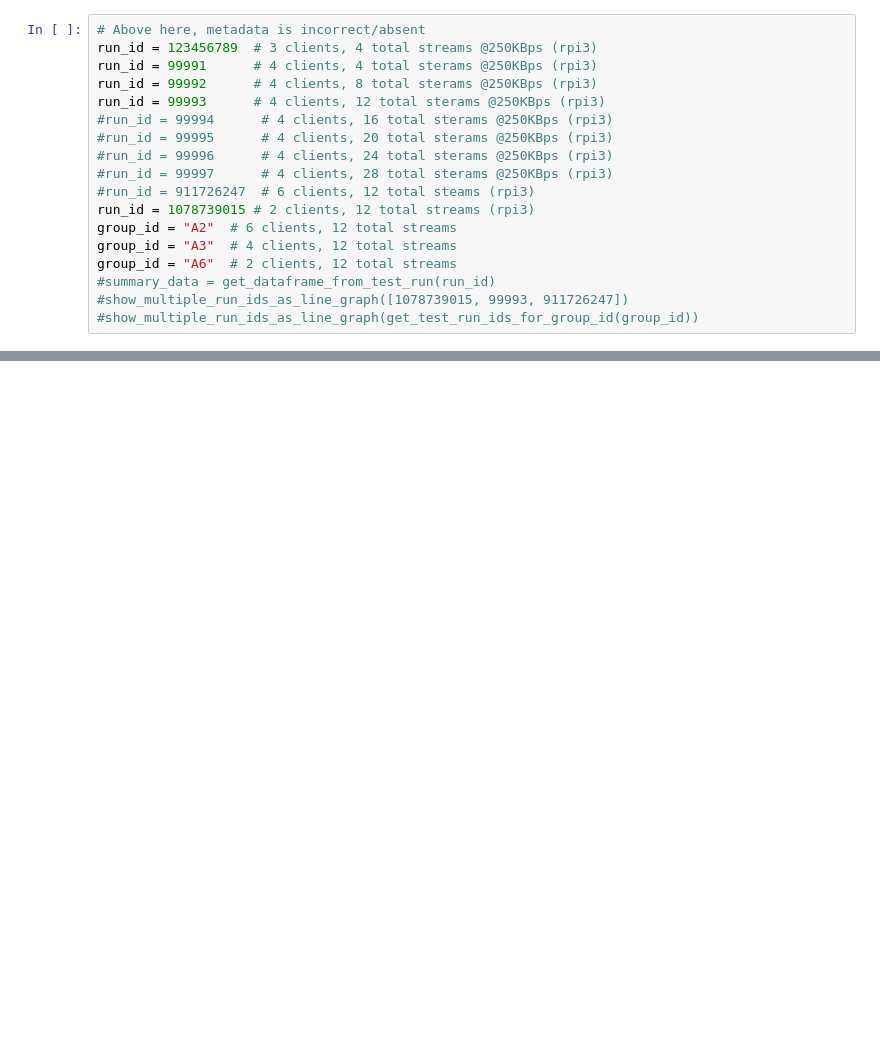
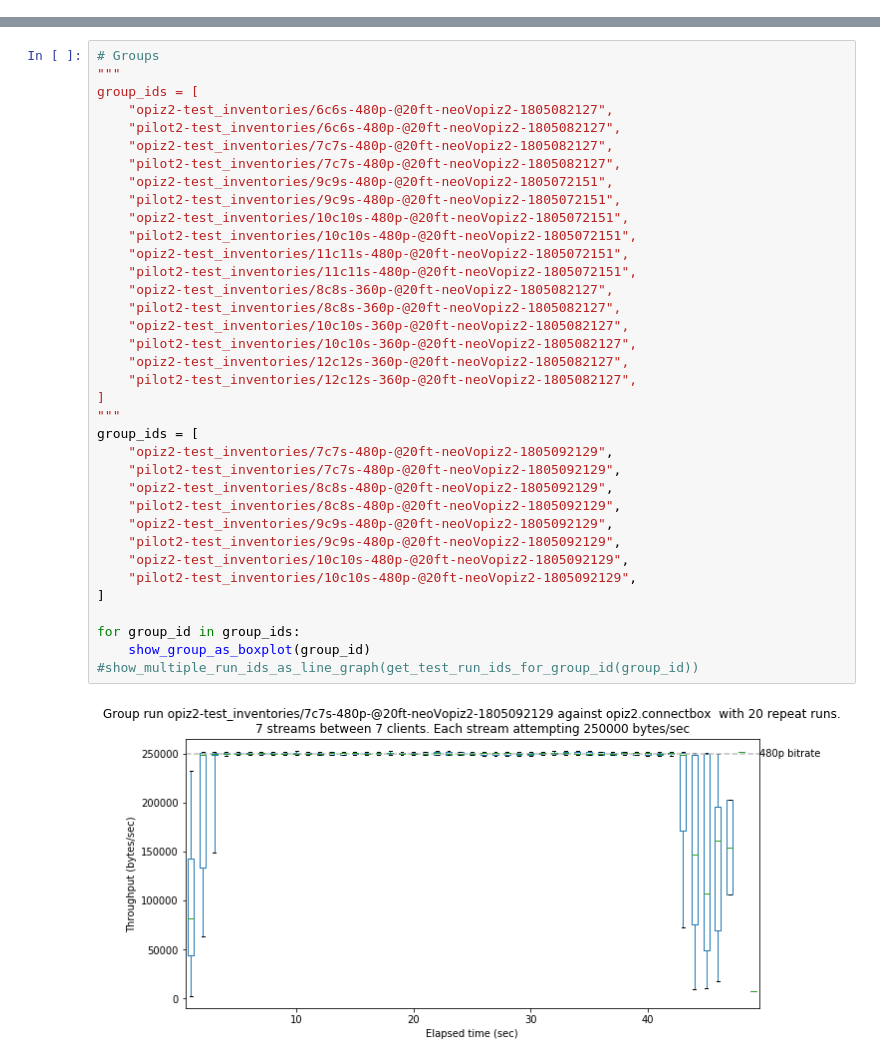
Before and after one commit to ConnectBox/wifi-test-framework, a Jupyter notebook: analysis/network-benchmarks.ipynb, the cells around one changed output, grey strips where cells are left out. Cells and saved outputs as stored; diff of their text form; blank space fills up the shorter version.

```diff
--- a/analysis/network-benchmarks.ipynb
+++ b/analysis/network-benchmarks.ipynb
@@ -181,18 +214,0 @@ def show_group_as_boxplot(test_group_id):
-# %%
-# Above here, metadata is incorrect/absent
-run_id = 123456789  # 3 clients, 4 total streams @250KBps (rpi3)
-run_id = 99991      # 4 clients, 4 total sterams @250KBps (rpi3)
-run_id = 99992      # 4 clients, 8 total sterams @250KBps (rpi3)
-run_id = 99993      # 4 clients, 12 total sterams @250KBps (rpi3)
-#run_id = 99994      # 4 clients, 16 total sterams @250KBps (rpi3)
-#run_id = 99995      # 4 clients, 20 total sterams @250KBps (rpi3)
-#run_id = 99996      # 4 clients, 24 total sterams @250KBps (rpi3)
-#run_id = 99997      # 4 clients, 28 total sterams @250KBps (rpi3)
-#run_id = 911726247  # 6 clients, 12 total steams (rpi3)
-run_id = 1078739015 # 2 clients, 12 total streams (rpi3)
-group_id = "A2"  # 6 clients, 12 total streams
-group_id = "A3"  # 4 clients, 12 total streams
-group_id = "A6"  # 2 clients, 12 total streams
-#summary_data = get_dataframe_from_test_run(run_id)
-#show_multiple_run_ids_as_line_graph([1078739015, 99993, 911726247])
-#show_multiple_run_ids_as_line_graph(get_test_run_ids_for_group_id(group_id))
@@ -202,0 +222,38 @@ show_group_as_boxplot(group_id)
+# %%
+# Groups
+"""
+group_ids = [
+    "opiz2-test_inventories/6c6s-480p-@20ft-neoVopiz2-1805082127",
+    "pilot2-test_inventories/6c6s-480p-@20ft-neoVopiz2-1805082127",
+    "opiz2-test_inventories/7c7s-480p-@20ft-neoVopiz2-1805082127",
+    "pilot2-test_inventories/7c7s-480p-@20ft-neoVopiz2-1805082127",
+    "opiz2-test_inventories/9c9s-480p-@20ft-neoVopiz2-1805072151",
+    "pilot2-test_inventories/9c9s-480p-@20ft-neoVopiz2-1805072151",
+    "opiz2-test_inventories/10c10s-480p-@20ft-neoVopiz2-1805072151",
+    "pilot2-test_inventories/10c10s-480p-@20ft-neoVopiz2-1805072151",
+    "opiz2-test_inventories/11c11s-480p-@20ft-neoVopiz2-1805072151",
+    "pilot2-test_inventories/11c11s-480p-@20ft-neoVopiz2-1805072151",
+    "opiz2-test_inventories/8c8s-360p-@20ft-neoVopiz2-1805082127",
+    "pilot2-test_inventories/8c8s-360p-@20ft-neoVopiz2-1805082127",
+    "opiz2-test_inventories/10c10s-360p-@20ft-neoVopiz2-1805082127",
+    "pilot2-test_inventories/10c10s-360p-@20ft-neoVopiz2-1805082127",
+    "opiz2-test_inventories/12c12s-360p-@20ft-neoVopiz2-1805082127",
+    "pilot2-test_inventories/12c12s-360p-@20ft-neoVopiz2-1805082127",
+]
+"""
+group_ids = [
+    "opiz2-test_inventories/7c7s-480p-@20ft-neoVopiz2-1805092129",
+    "pilot2-test_inventories/7c7s-480p-@20ft-neoVopiz2-1805092129",
+    "opiz2-test_inventories/8c8s-480p-@20ft-neoVopiz2-1805092129",
+    "pilot2-test_inventories/8c8s-480p-@20ft-neoVopiz2-1805092129",
+    "opiz2-test_inventories/9c9s-480p-@20ft-neoVopiz2-1805092129",
+    "pilot2-test_inventories/9c9s-480p-@20ft-neoVopiz2-1805092129",
+    "opiz2-test_inventories/10c10s-480p-@20ft-neoVopiz2-1805092129",
+    "pilot2-test_inventories/10c10s-480p-@20ft-neoVopiz2-1805092129",
+]
+
+for group_id in group_ids:
+    show_group_as_boxplot(group_id)
+#show_multiple_run_ids_as_line_graph(get_test_run_ids_for_group_id(group_id))
+# %% [output]
+[figure, added]
```
Also changed, not shown: parts of 5 cells of this notebook, 6 other files.
